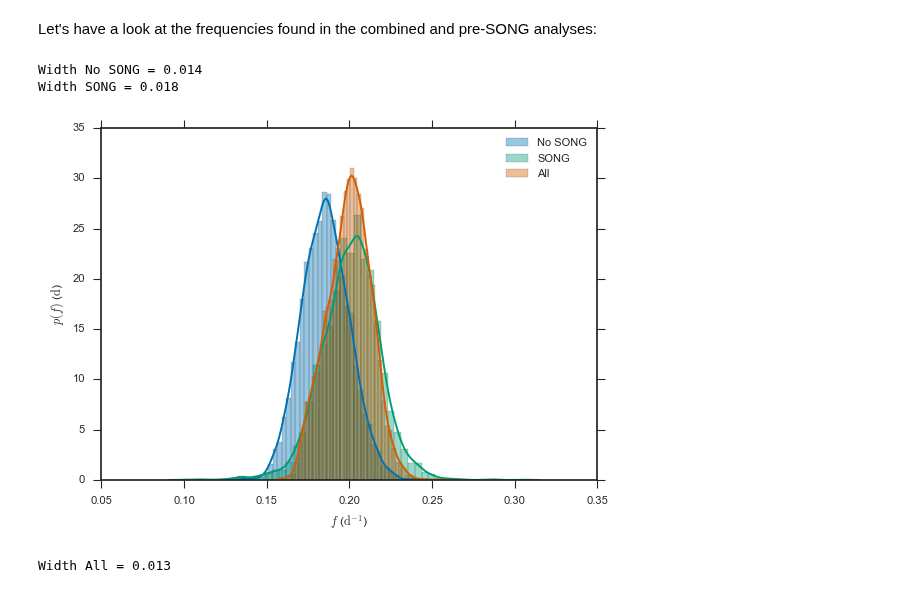
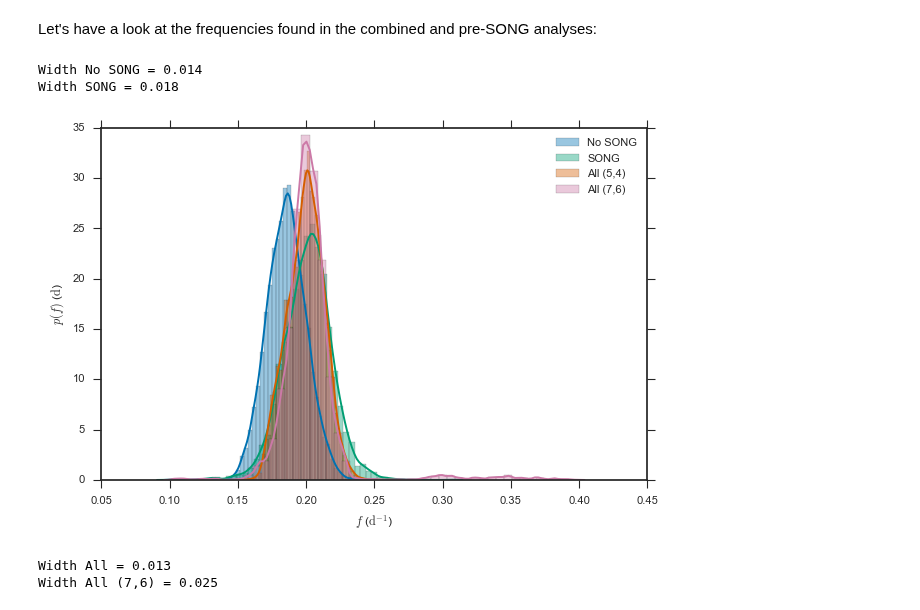
Before and after one commit to farr/Aldebaran, a Jupyter notebook: notebooks/SingleMultipleComparison.ipynb, the cells around one changed output. Drawn from its saved outputs; the diff is of its cells as text; code cells hidden in the pictures.

```diff
--- a/notebooks/SingleMultipleComparison.ipynb
+++ b/notebooks/SingleMultipleComparison.ipynb
@@ -63,4 +63,7 @@ presong_postsamples = EnsembleNest.postsample(presong_nstate)[1]
 
 all_post, all_nstate = open(deserialize, "../fits/all/state-5-4.dat", "r")
 all_postsamples = EnsembleNest.postsample(all_nstate)[1]
+
+all_post76, all_nstate76 = open(deserialize, "../fits/all/state-7-6.dat", "r")
+all_postsamples76 = EnsembleNest.postsample(all_nstate76)[1]
 nothing
@@ -157,18 +168,24 @@ Let's have a look at the frequencies found in the combined and pre-SONG analyses
 # %%
 fssong = Kalman.frequencies(single_posts[end], single_postsamples[end])
 fspre = Kalman.frequencies(presong_post, presong_postsamples)
 fsall = Kalman.frequencies(all_post, all_postsamples)
+fsall76 = Kalman.frequencies(all_post76, all_postsamples76)
 sns.distplot(fspre[fspre.>0.1], label="No SONG")
 sns.distplot(fssong[(fssong.>0.1) & (fssong.<0.4)], label="SONG")
-sns.distplot(fsall[fsall.>0], label="All")
+sns.distplot(fsall[fsall.>0], label="All (5,4)")
+sns.distplot(fsall76[(fsall76.>0.1) & (fsall76.<0.4)], label="All (7,6)")
 xlabel(L"$f$ ($\mathrm{d}^{-1}$)")
 ylabel(L"$p(f)$ ($\mathrm{d}$)")
 legend(loc="best")
+tight_layout()
+savefig("../plots/numax.pdf")
 println(@sprintf("Width No SONG = %.2g", std(fspre[fspre.>0.1])))
 println(@sprintf("Width SONG = %.2g", std(fssong[(fssong.>0.1) & (fssong .<0.4)])))
 println(@sprintf("Width All = %.2g", std(fsall[(fsall.>0)])))
+println(@sprintf("Width All (7,6) = %.2g", std(fsall76[(fsall76.>0.1) & (fsall76.<0.4)])))
 # %% [output]
 Width No SONG = 0.014
 Width SONG = 0.018
-[figure, old version]
+[figure, new version]
 Width All = 0.013
+Width All (7,6) = 0.025
```
Also changed, not shown: parts of 5 cells of this notebook, 6 other files.
